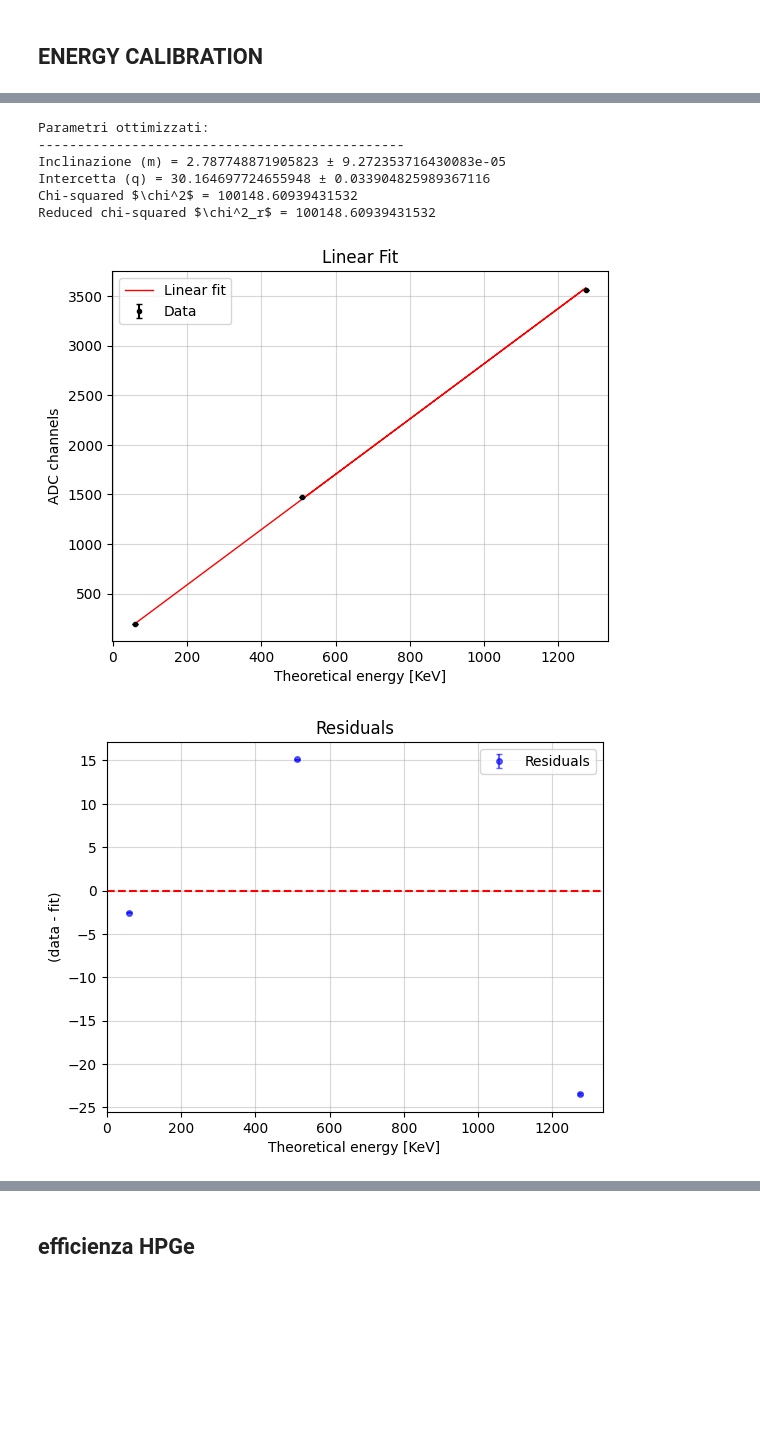
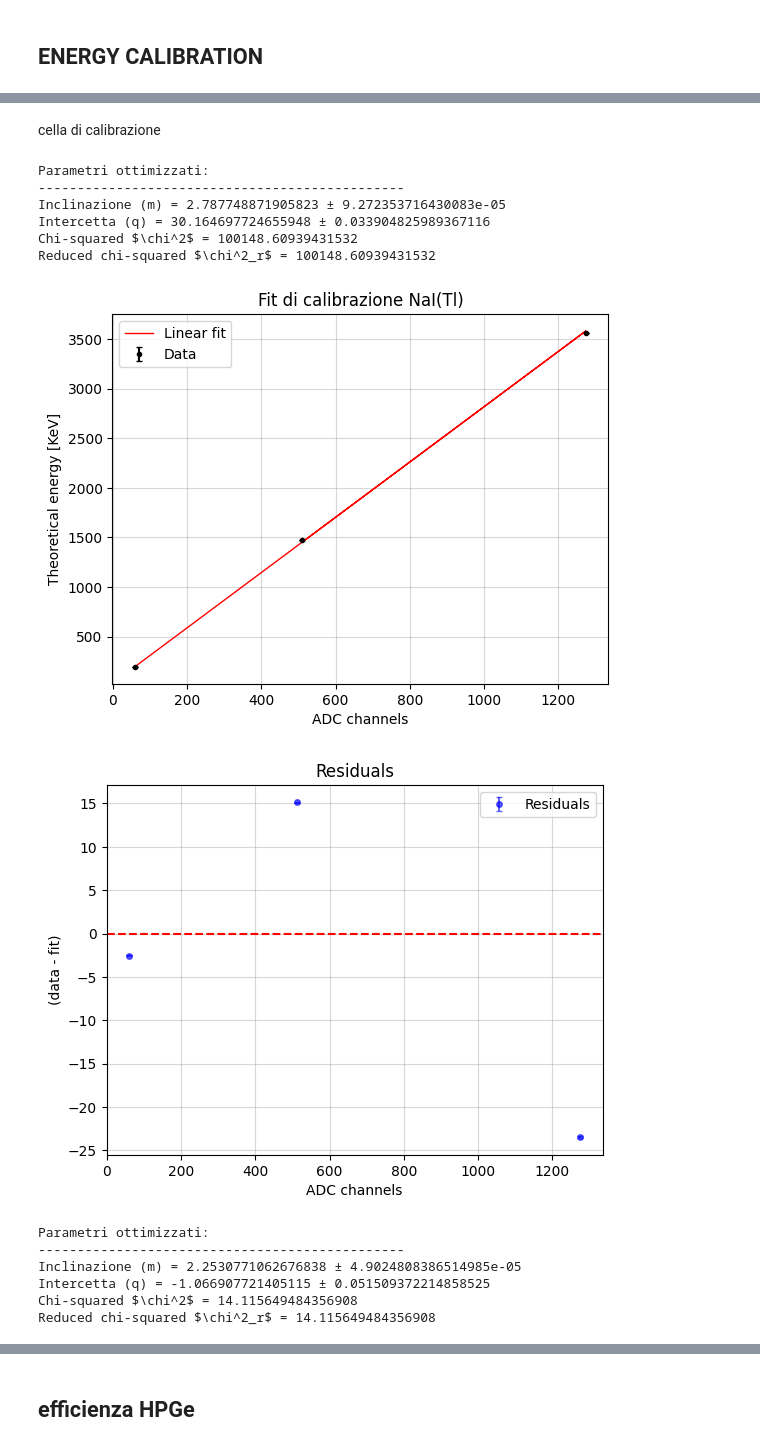
Before and after one commit to b3n3d3tt4/gamma, a Jupyter notebook: analisi.ipynb, the cells around one changed output, grey strips where cells are left out. Drawn from its saved outputs; the diff is of its cells as text; code cells hidden in the pictures; blank space fills up the shorter version.

```diff
--- a/analisi.ipynb
+++ b/analisi.ipynb
@@ -234,3 +141,5 @@ Integrale dell'istogramma nel range [124.81638015875895, 141.64284541789414] = 1
+# %% [markdown]
+cella di calibrazione
 # %%
 known_energies=np.array([511, 1274.54, 59.54])
 
@@ -240,13 +149,20 @@ sigma_ADC_ch0 = np.array([0.06195962621, 0.126559622, 0.03210712039])
 ADC_ch1 = np.array([1150.119059, 2870.587831, 133.2296128])
 sigma_ADC_ch1 = np.array([0.04778742868, 0.02835126844, 0.062850221])
 # %%
-calibrazione_ch0 = ben.linear_regression(x=known_energies, y=ADC_ch0, sy=sigma_ADC_ch0, xlabel='Theoretical energy [KeV]', ylabel='ADC channels')
+calibrazione_ch0 = ben.linear_regression(x=known_energies, y=ADC_ch0, sy=sigma_ADC_ch0, xlabel='ADC channels', ylabel='Theoretical energy [KeV]', titolo='Fit di calibrazione NaI(Tl)')
+calibrazione_ch1 = ben.linear_regression(x=known_energies, y=ADC_ch1, sy=sigma_ADC_ch1, xlabel='ADC channels', ylabel='Theoretical energy [KeV]', titolo='Fit di calibrazione HPGe')
 # %% [output]
 Parametri ottimizzati:
 -----------------------------------------------
 Inclinazione (m) = 2.787748871905823 ± 9.272353716430083e-05
 Intercetta (q) = 30.164697724655948 ± 0.033904825989367116
 Chi-squared $\chi^2$ = 100148.60939431532
 Reduced chi-squared $\chi^2_r$ = 100148.60939431532
-[figure, old version]
+[figure, new version]
-[figure, old version]
+[figure, new version]
+Parametri ottimizzati:
+-----------------------------------------------
+Inclinazione (m) = 2.2530771062676838 ± 4.9024808386514985e-05
+Intercetta (q) = -1.066907721405115 ± 0.051509372214858525
+Chi-squared $\chi^2$ = 14.115649484356908
+Reduced chi-squared $\chi^2_r$ = 14.115649484356908
```
Also changed, not shown: parts of 15 cells of this notebook.
